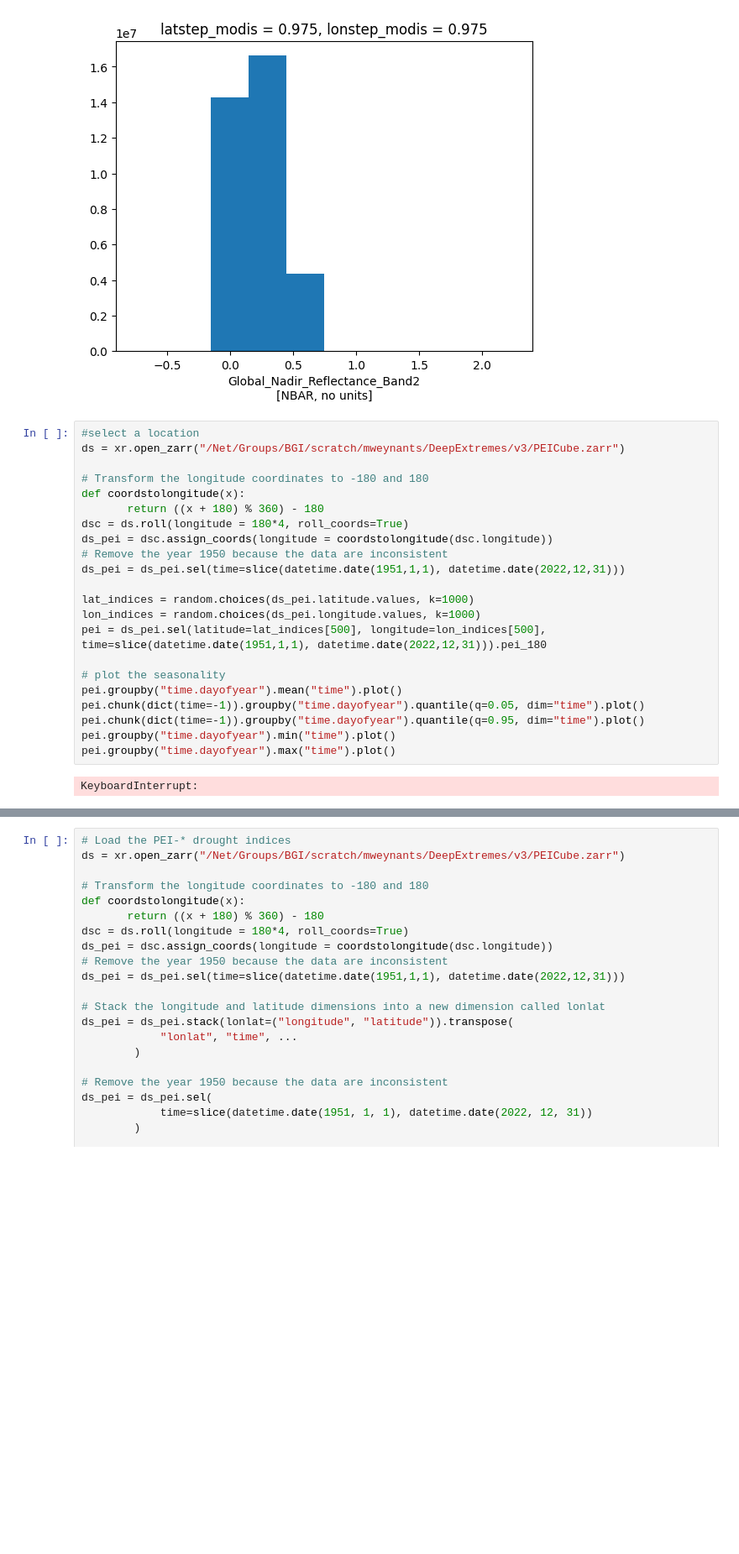
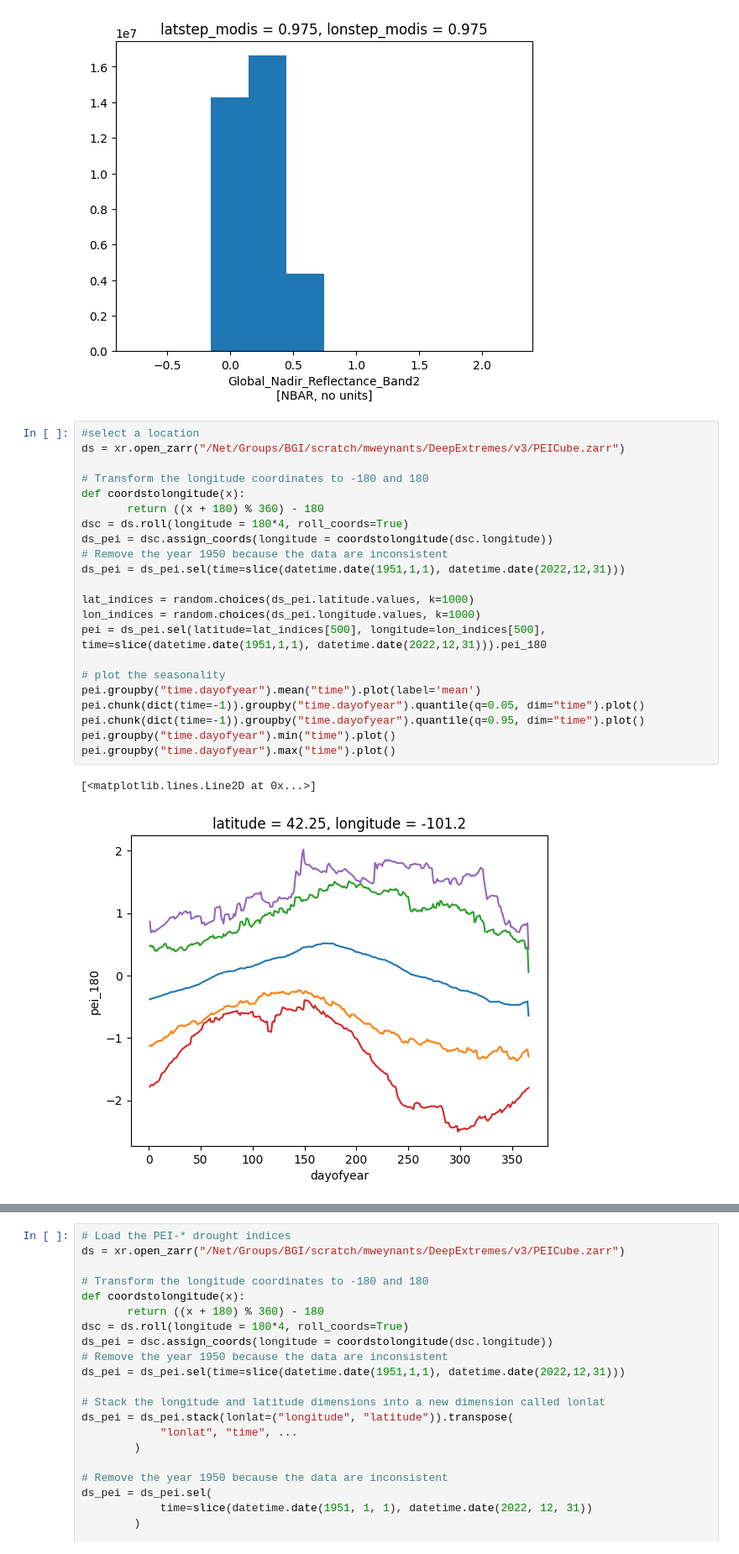
Before and after one commit to msoechting/RegionalExtremes, a Jupyter notebook: regional_extreme_draft.ipynb, the cells around one changed output, grey strips where cells are left out. Shown at 84% size. Cells and saved outputs as stored; diff of their text form; blank space fills up the shorter version.

```diff
--- a/regional_extreme_draft.ipynb
+++ b/regional_extreme_draft.ipynb
@@ -29,24 +29,25 @@ ds_vi.sel(latstep_modis=50.0, lonstep_modis=11, method='nearest').plot()
 # %%
 #select a location
 ds = xr.open_zarr("/Net/Groups/BGI/scratch/mweynants/DeepExtremes/v3/PEICube.zarr")
 
 # Transform the longitude coordinates to -180 and 180
 def coordstolongitude(x):
        return ((x + 180) % 360) - 180
 dsc = ds.roll(longitude = 180*4, roll_coords=True)
 ds_pei = dsc.assign_coords(longitude = coordstolongitude(dsc.longitude))
 # Remove the year 1950 because the data are inconsistent
 ds_pei = ds_pei.sel(time=slice(datetime.date(1951,1,1), datetime.date(2022,12,31)))
 
 lat_indices = random.choices(ds_pei.latitude.values, k=1000)
 lon_indices = random.choices(ds_pei.longitude.values, k=1000)
 pei = ds_pei.sel(latitude=lat_indices[500], longitude=lon_indices[500], time=slice(datetime.date(1951,1,1), datetime.date(2022,12,31))).pei_180
 
 # plot the seasonality
-pei.groupby("time.dayofyear").mean("time").plot()
+pei.groupby("time.dayofyear").mean("time").plot(label='mean')
 pei.chunk(dict(time=-1)).groupby("time.dayofyear").quantile(q=0.05, dim="time").plot()
 pei.chunk(dict(time=-1)).groupby("time.dayofyear").quantile(q=0.95, dim="time").plot()
 pei.groupby("time.dayofyear").min("time").plot()
 pei.groupby("time.dayofyear").max("time").plot()
 # %% [output]
-KeyboardInterrupt:
+[<matplotlib.lines.Line2D at 0x...>]
+[figure, added]
```
Also changed, not shown: parts of 3 cells of this notebook, 3 other files.
